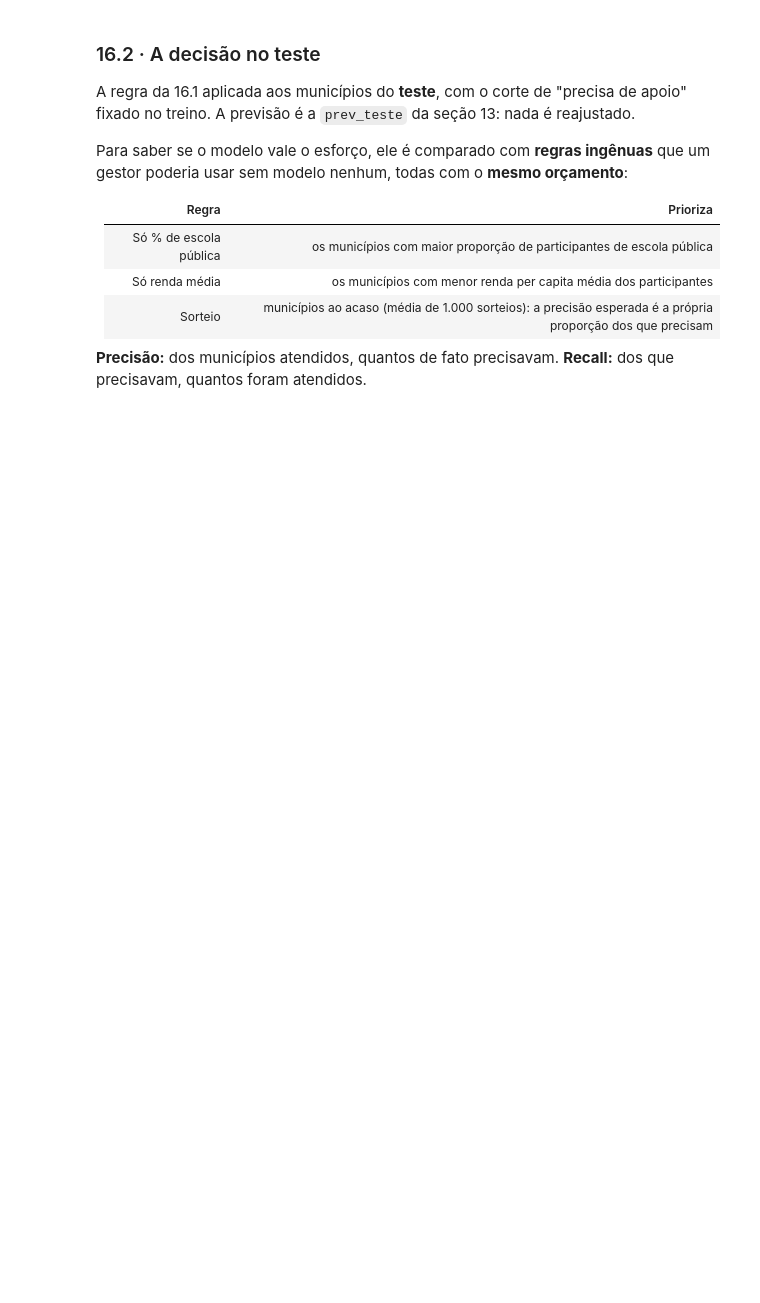
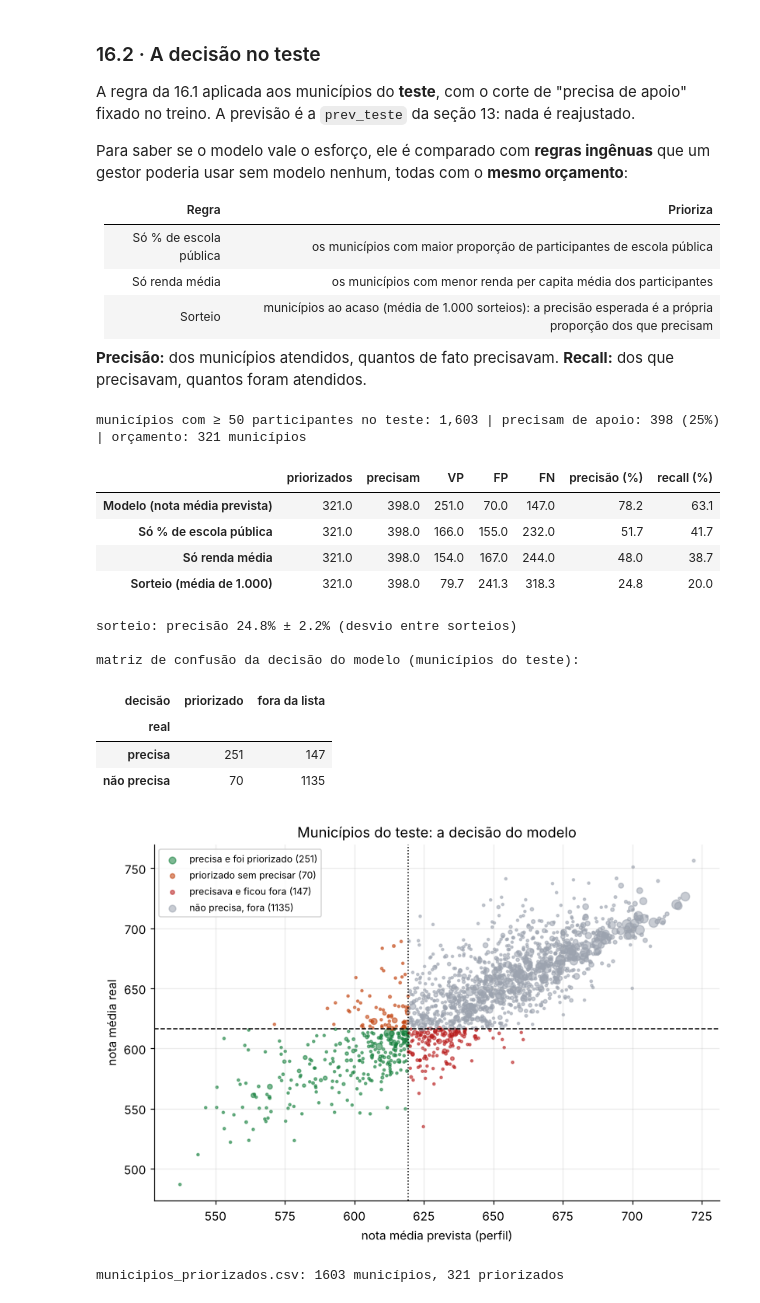
Before and after one commit to RodrigoCCLeal/inf1032_3wa05, a Jupyter notebook: INF1032_G5_projeto.ipynb, the cells around one changed output. Cells and saved outputs as stored; diff of their text form; code cells hidden in the pictures; blank space fills up the shorter version.

Commit message:
G2 rodada final

```diff
--- a/INF1032_G5_projeto.ipynb
+++ b/INF1032_G5_projeto.ipynb
@@ -3530,6 +3611,15 @@ foram atendidos.
 mun_te = por_municipio(X_teste, y_teste, prev_teste)
 mun_te["precisa"]    = mun_te["real"] < CORTE_APOIO          # corte fixado no treino (16.1)
 mun_te["priorizado"] = priorizar(mun_te["previsto"])
+
+# o corte da 16.1 só é comparável se treino (AMOSTRA) e teste têm tamanhos parecidos: com uma amostra
+# pequena, o filtro de ≥ MIN_PART participantes deixa no treino só os municípios grandes, e a fração
+# dos que "precisam de apoio" no teste foge dos 25% (numa rodada com AMOSTRA = 60 mil, deu 48%)
+fr_tr, fr_te = mun_tr["precisa"].mean(), mun_te["precisa"].mean()
+if abs(fr_te - fr_tr) > 0.05:
+    print(f"ATENÇÃO: {fr_te:.0%} dos municípios do teste precisam de apoio, contra {fr_tr:.0%} no treino. "
+          f"Com AMOSTRA = {AMOSTRA}, o treino não é comparável ao teste ({len(X_teste):,} linhas): "
+          f"use AMOSTRA perto do tamanho do teste antes de ler esta seção.")
 
 REGRAS = {
     "Modelo (nota média prevista)": mun_te["priorizado"],
@@ -3563,30 +3653,46 @@ mc_dec = pd.crosstab(mun_te["precisa"].map({True: "precisa", False: "não precis
     index=["precisa", "não precisa"], columns=["priorizado", "fora da lista"], fill_value=0)
 display(mc_dec)
 
 fig, ax = plt.subplots(figsize=(7.5, 5.2))
 corte_prev_te = mun_te.loc[mun_te["priorizado"], "previsto"].max()
 for (pr, pz), cor, rot in [((True, True), VERDE, "precisa e foi priorizado"),
                           ((False, True), LARANJA, "priorizado sem precisar"),
                           ((True, False), "#b91c1c", "precisava e ficou fora"),
                           ((False, False), CINZA, "não precisa, fora")]:
     s = mun_te[(mun_te["precisa"] == pr) & (mun_te["priorizado"] == pz)]
     ax.scatter(s["previsto"], s["real"], s=np.clip(s["participantes"] / 40, 4, 60), alpha=.55,
                color=cor, label=f"{rot} ({len(s)})")
 ax.axhline(CORTE_APOIO, color="k", lw=1, ls="--")
 ax.axvline(corte_prev_te, color="k", lw=1, ls=":")
 ax.set_xlabel("nota média prevista (perfil)"); ax.set_ylabel("nota média real")
 ax.set_title("Municípios do teste: a decisão do modelo")
 ax.legend(fontsize=8, loc="upper left"); plt.tight_layout(); plt.show()
 
 # a lista: municípios do teste ordenados pela nota prevista (a seção 15 mostra no app)
 nomes_mun = (pd.read_parquet(BASE_PATH, columns=["CO_MUNICIPIO_PROVA", "NO_MUNICIPIO_PROVA"])
              .drop_duplicates("CO_MUNICIPIO_PROVA").set_index("CO_MUNICIPIO_PROVA")["NO_MUNICIPIO_PROVA"])
 lista = (mun_te.assign(nome=nomes_mun.reindex(mun_te.index).astype(str).to_numpy())
          .sort_values("previsto")
          .reset_index()[["municipio", "nome", "uf", "participantes", "previsto", "real",
                          "priorizado", "precisa"]])
 lista.insert(0, "ordem", np.arange(1, len(lista) + 1))
 LISTA_PATH = "municipios_priorizados.csv"
 lista.round({"previsto": 1, "real": 1}).to_csv(LISTA_PATH, index=False)
 print(f"{LISTA_PATH}: {len(lista)} municípios, {int(lista['priorizado'].sum())} priorizados")
 display(lista.head(10).round(1))
+# %% [output]
+municípios com ≥ 50 participantes no teste: 1,603 | precisam de apoio: 398 (25%) | orçamento: 321 municípios
+|  | priorizados | precisam | VP | FP | FN | precisão (%) | recall (%) |
+| Modelo (nota média prevista) | 321.0 | 398.0 | 251.0 | 70.0 | 147.0 | 78.2 | 63.1 |
+| Só % de escola pública | 321.0 | 398.0 | 166.0 | 155.0 | 232.0 | 51.7 | 41.7 |
+| Só renda média | 321.0 | 398.0 | 154.0 | 167.0 | 244.0 | 48.0 | 38.7 |
+| Sorteio (média de 1.000) | 321.0 | 398.0 | 79.7 | 241.3 | 318.3 | 24.8 | 20.0 |
+sorteio: precisão 24.8% ± 2.2% (desvio entre sorteios)
+
+matriz de confusão da decisão do modelo (municípios do teste):
+| decisão | priorizado | fora da lista |
+| real |  |  |
+| precisa | 251 | 147 |
+| não precisa | 70 | 1135 |
+[figure, added]
+municipios_priorizados.csv: 1603 municípios, 321 priorizados
```
Also changed, not shown: parts of 65 cells of this notebook, 3 other files.
